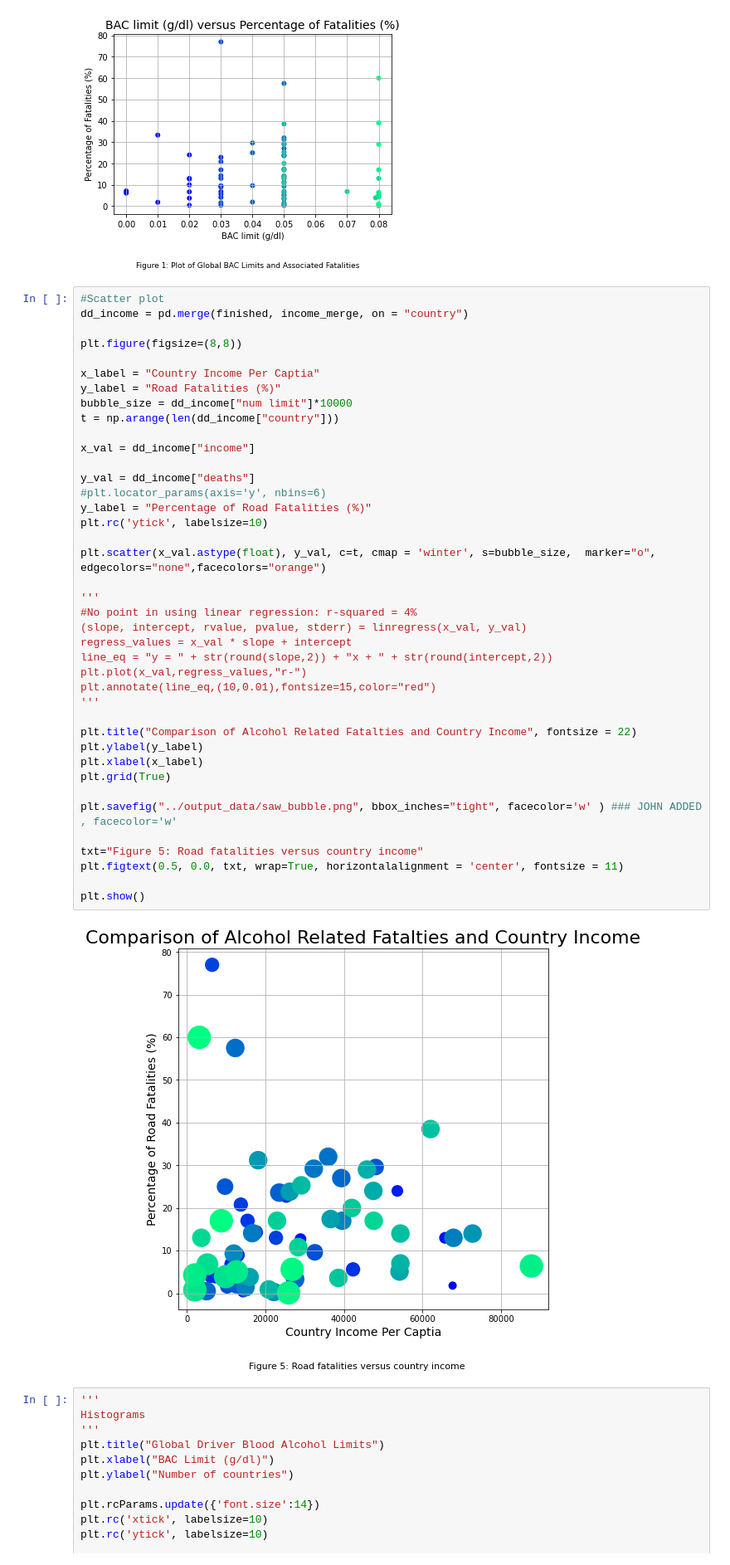
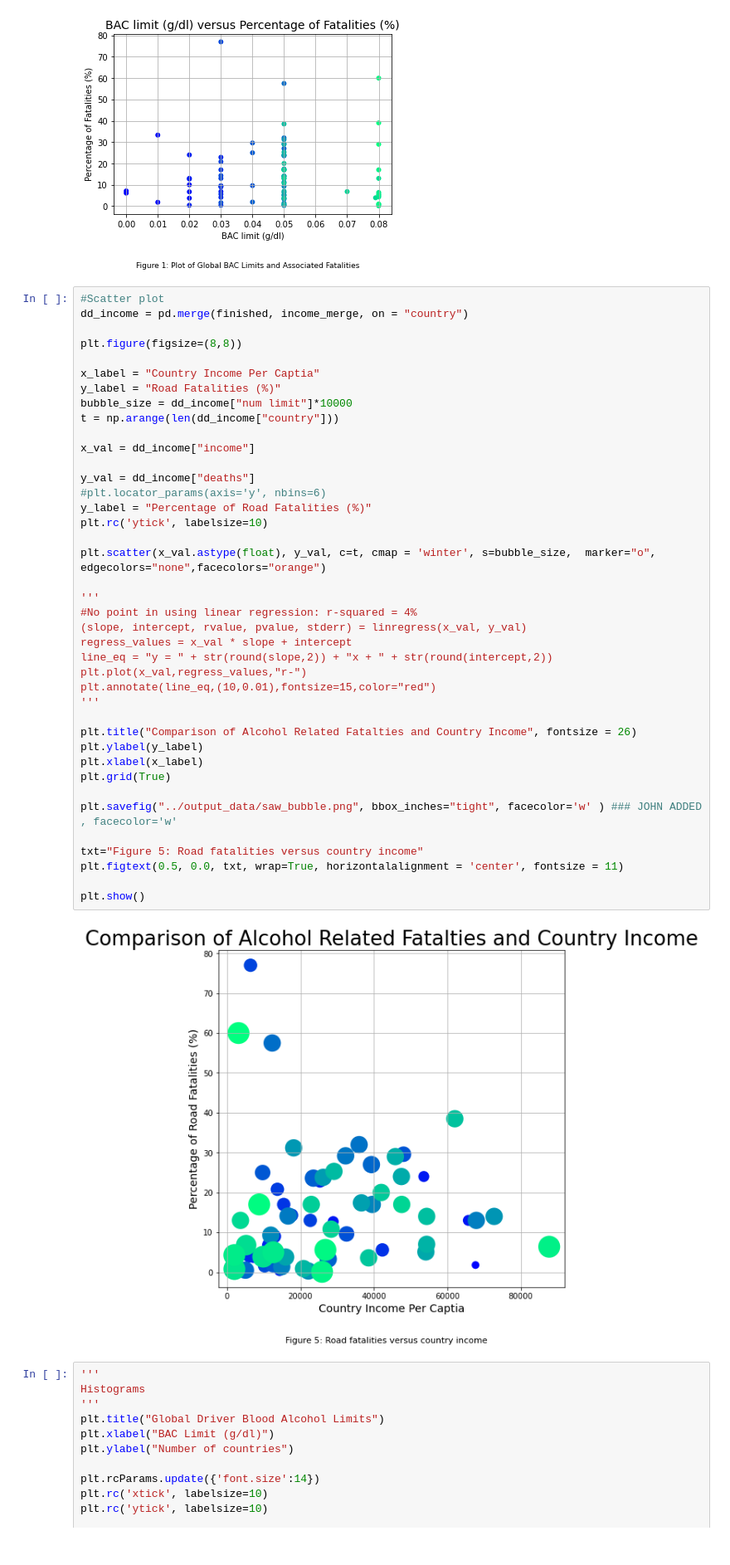
Before and after one commit to cyrusauyeungc/Project_01, a Jupyter notebook: notebooks/main_seranica.ipynb, the cells around one changed output. Shown at 83% size. Drawn from its saved outputs; the diff is of its cells as text.

```diff
--- a/notebooks/main_seranica.ipynb
+++ b/notebooks/main_seranica.ipynb
@@ -226,35 +226,35 @@ t = np.arange(len(dd_income["country"]))
 
 x_val = dd_income["income"]
 
 y_val = dd_income["deaths"]
 #plt.locator_params(axis='y', nbins=6)
 y_label = "Percentage of Road Fatalities (%)"
 plt.rc('ytick', labelsize=10)
 
 plt.scatter(x_val.astype(float), y_val, c=t, cmap = 'winter', s=bubble_size,  marker="o", edgecolors="none",facecolors="orange")
 
 '''
 #No point in using linear regression: r-squared = 4%
 (slope, intercept, rvalue, pvalue, stderr) = linregress(x_val, y_val)
 regress_values = x_val * slope + intercept
 line_eq = "y = " + str(round(slope,2)) + "x + " + str(round(intercept,2))
 plt.plot(x_val,regress_values,"r-")
 plt.annotate(line_eq,(10,0.01),fontsize=15,color="red")
 '''
 
-plt.title("Comparison of Alcohol Related Fatalties and Country Income", fontsize = 22)
+plt.title("Comparison of Alcohol Related Fatalties and Country Income", fontsize = 26)
 plt.ylabel(y_label)
 plt.xlabel(x_label)
 plt.grid(True)
 
 plt.savefig("../output_data/saw_bubble.png", bbox_inches="tight", facecolor='w' ) ### JOHN ADDED , facecolor='w'
 
 txt="Figure 5: Road fatalities versus country income"
 plt.figtext(0.5, 0.0, txt, wrap=True, horizontalalignment = 'center', fontsize = 11)
 
 plt.show()
 # %% [output]
-[figure, old version]
+[figure, new version]
 # %%
 '''
 Histograms
```
